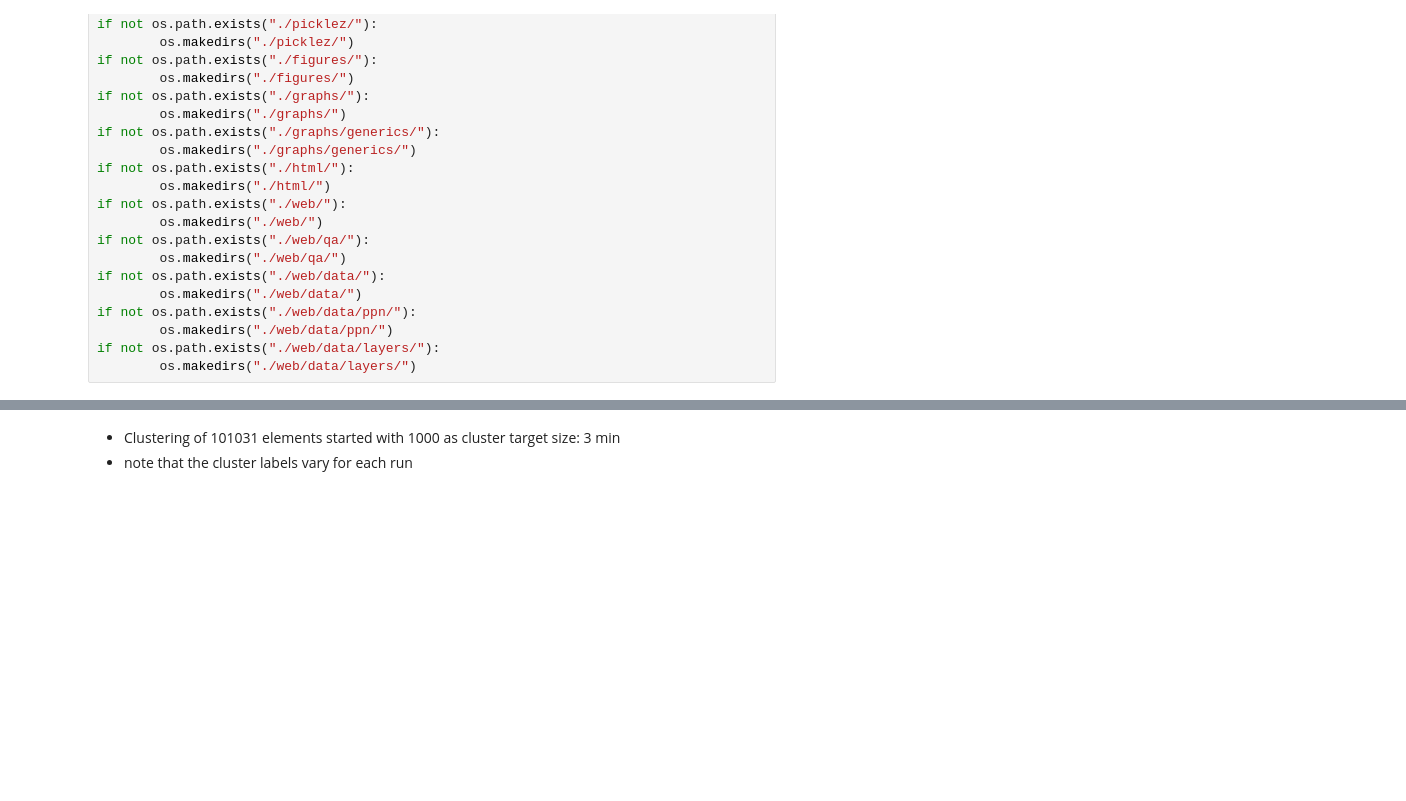
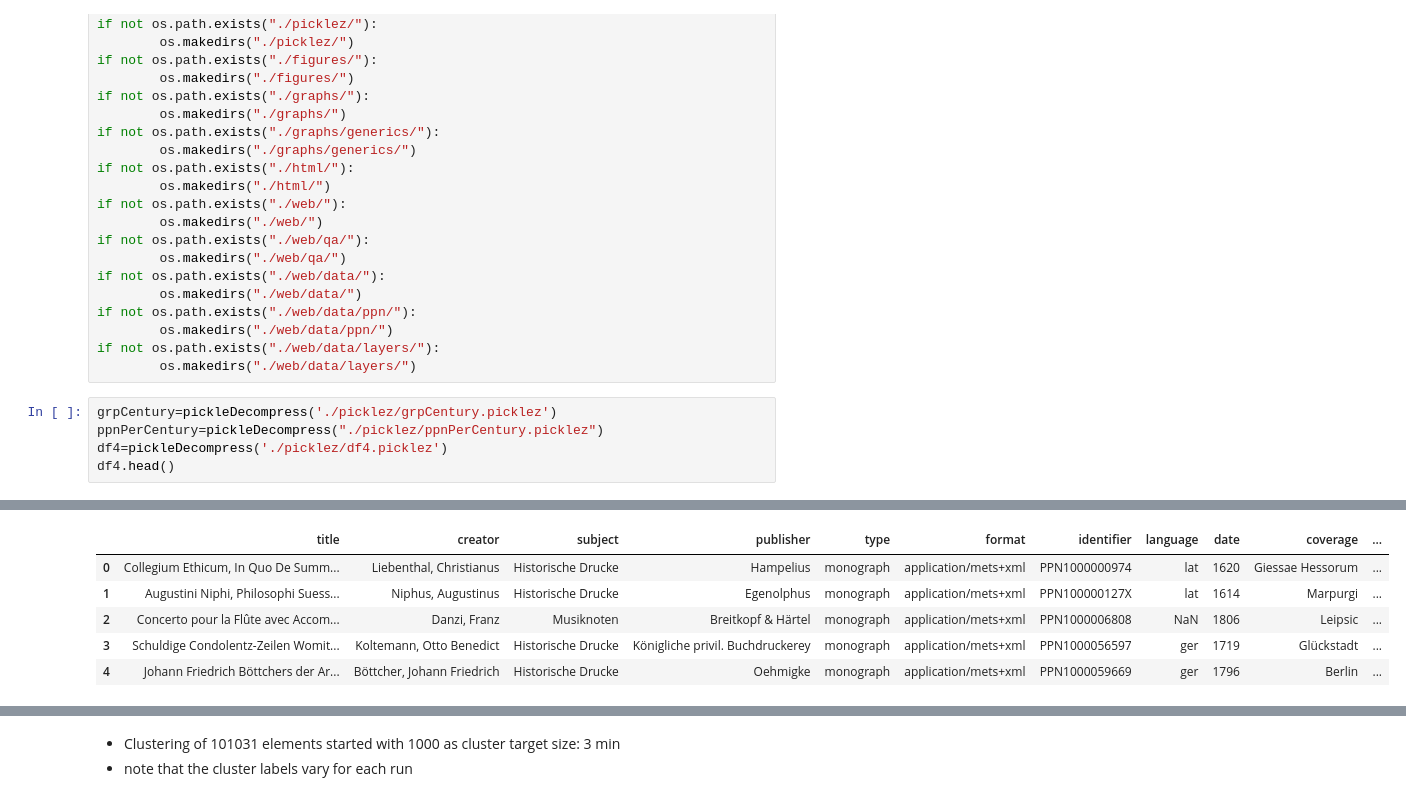
Before and after one commit to elektrobohemian/SBBrowse2018, a Jupyter notebook: ImageProcessing.ipynb, the cells around one changed output, grey strips where cells are left out. Drawn from its saved outputs; the diff is of its cells as text; blank space fills up the shorter version.

```diff
--- a/ImageProcessing.ipynb
+++ b/ImageProcessing.ipynb
@@ -300,3 +300,9 @@ if not os.path.exists("./web/data/ppn/"):
         os.makedirs("./web/data/ppn/")
 if not os.path.exists("./web/data/layers/"):
         os.makedirs("./web/data/layers/")
+# %%
+grpCentury=pickleDecompress('./picklez/grpCentury.picklez')
+ppnPerCentury=pickleDecompress("./picklez/ppnPerCentury.picklez")
+df4=pickleDecompress('./picklez/df4.picklez')
+df4.head()
+# %% [output]
@@ -303 +315,7 @@ if not os.path.exists("./web/data/layers/"):
+|  | title | creator | subject | publisher | type | format | identifier | language | date | coverage | ... |
+| 0 | Collegium Ethicum, In Quo De Summ... | Liebenthal, Christianus | Historische Drucke | Hampelius | monograph | application/mets+xml | PPN1000000974 | lat | 1620 | Giessae Hessorum | ... |
+| 1 | Augustini Niphi, Philosophi Suess... | Niphus, Augustinus | Historische Drucke | Egenolphus | monograph | application/mets+xml | PPN100000127X | lat | 1614 | Marpurgi | ... |
+| 2 | Concerto pour la Flûte avec Accom... | Danzi, Franz | Musiknoten | Breitkopf & Härtel | monograph | application/mets+xml | PPN1000006808 | NaN | 1806 | Leipsic | ... |
+| 3 | Schuldige Condolentz-Zeilen Womit... | Koltemann, Otto Benedict | Historische Drucke | Königliche privil. Buchdruckerey | monograph | application/mets+xml | PPN1000056597 | ger | 1719 | Glückstadt | ... |
+| 4 | Johann Friedrich Böttchers der Ar... | Böttcher, Johann Friedrich | Historische Drucke | Oehmigke | monograph | application/mets+xml | PPN1000059669 | ger | 1796 | Berlin | ... |
 # %%
```
Also changed, not shown: parts of 18 cells of this notebook, 2 other files.
